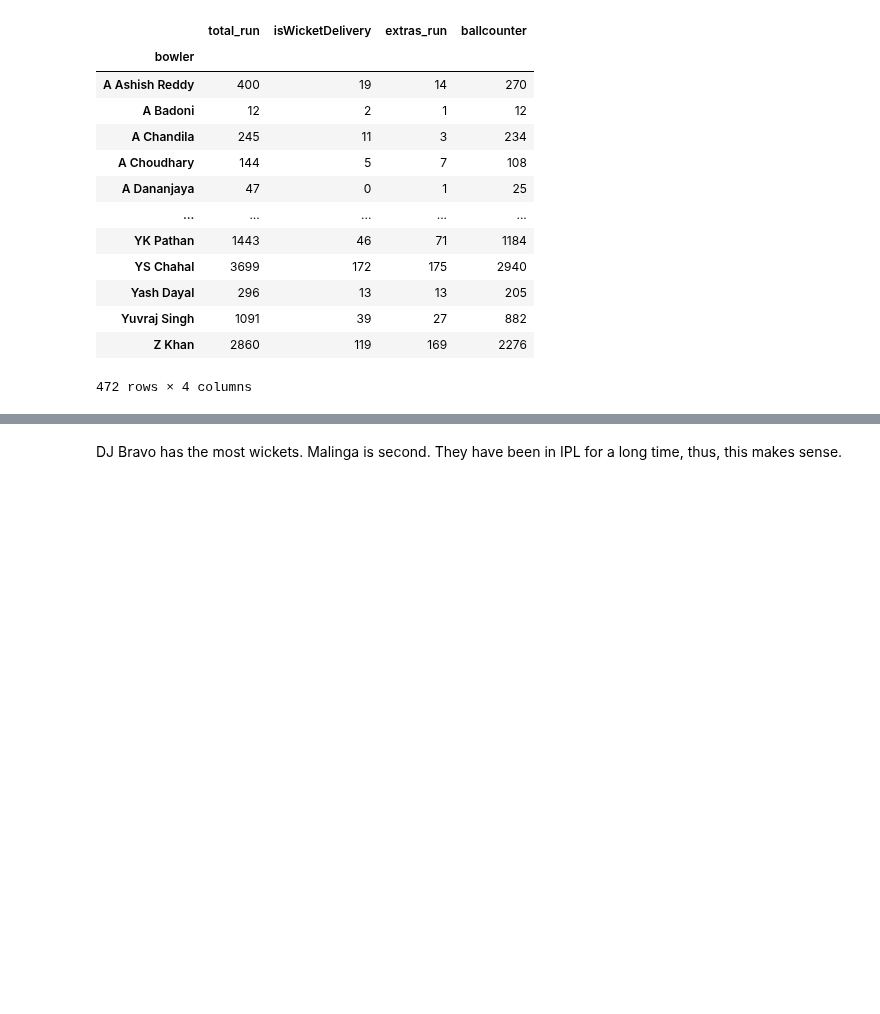
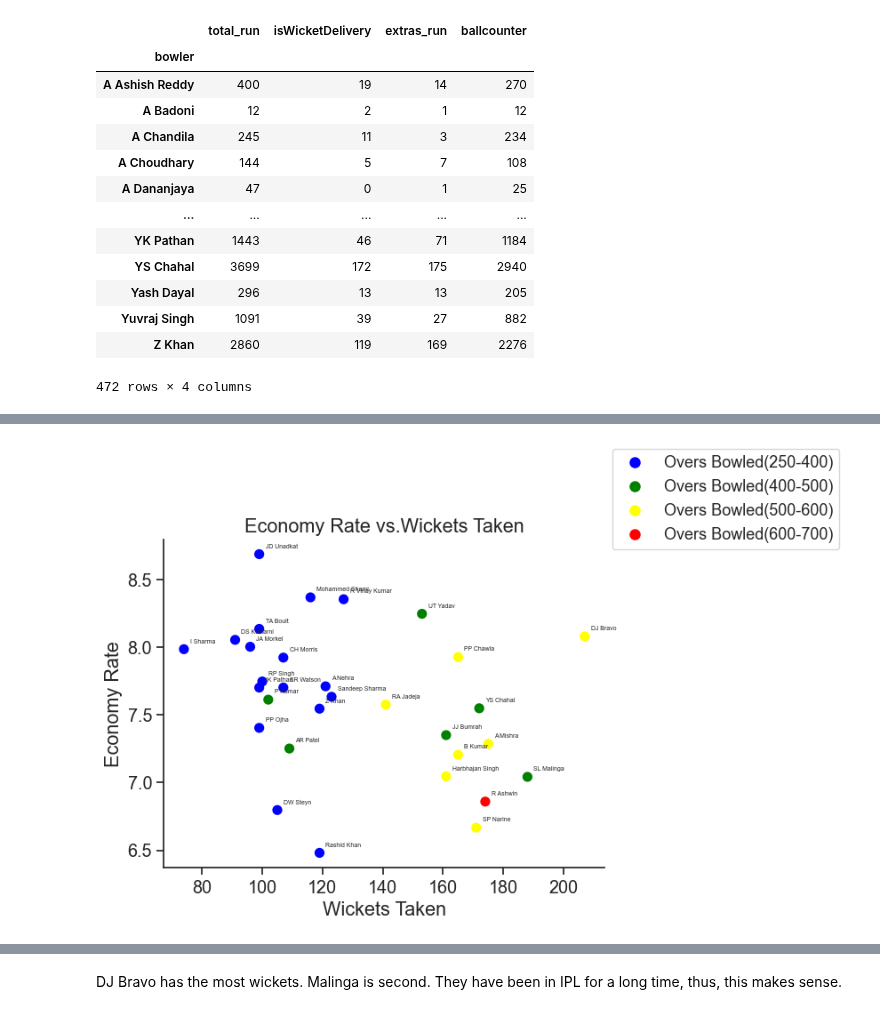
Before and after one commit to ubco-W2022T2-data301/project-group-group60, a Jupyter notebook: analysis/analysis2.ipynb, the cells around one changed output, grey strips where cells are left out. Cells and saved outputs as stored; diff of their text form; code cells hidden in the pictures; blank space fills up the shorter version.

```diff
--- a/analysis/analysis2.ipynb
+++ b/analysis/analysis2.ipynb
@@ -143,0 +139,30 @@ plt.show()
+# %%
+import matplotlib.pyplot as plt
+import pandas as pd
+
+bs = bowler_stats.reset_index()
+
+# Create a list of colors based on the economy rate
+color_list = pd.cut(bs['overs_bowled'], bins=[299,400,500,600,700], labels=['blue','green','yellow','red'])
+
+fig, ax = plt.subplots()
+ax.scatter(bs['wickets_taken'],bs['Economy Rate'], c=color_list, s=50)
+
+for i, row in bs.iterrows():
+    y, x = row['Economy Rate'], row['wickets_taken']
+    label = row['bowler']
+    ax.annotate(label, (x, y), textcoords="offset points", xytext=(5,5), ha='left', fontsize=5)
+
+ax.set_ylabel('Economy Rate')
+ax.set_xlabel('Wickets Taken')
+ax.set_title('Economy Rate vs.Wickets Taken')
+
+legend_elements = [plt.Line2D([0], [0], marker='o', color='w', label='Overs Bowled(250-400)', markerfacecolor='blue', markersize=10),
+                   plt.Line2D([0], [0], marker='o', color='w', label='Overs Bowled(400-500)', markerfacecolor='green', markersize=10),
+                   plt.Line2D([0], [0], marker='o', color='w', label='Overs Bowled(500-600)', markerfacecolor='yellow', markersize=10),
+                   plt.Line2D([0], [0], marker='o', color='w', label='Overs Bowled(600-700)', markerfacecolor='red', markersize=10)]
+
+ax.legend(handles=legend_elements, loc='upper right', fontsize='small', bbox_to_anchor=(1.25, 1.0, 0.3, 0.3))
+plt.show()
+# %% [output]
+[figure, added]
```
Also changed, not shown: parts of 9 cells of this notebook.
